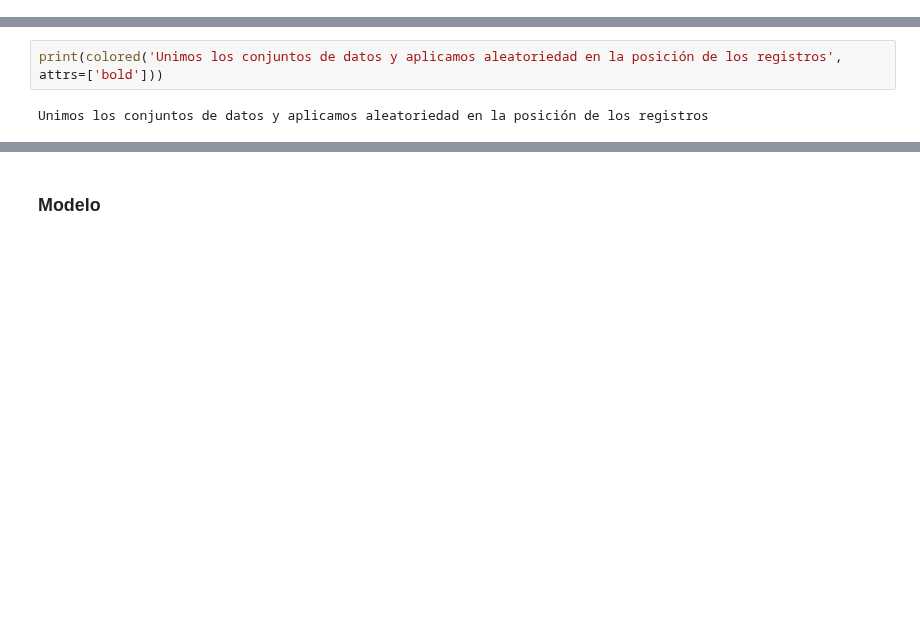
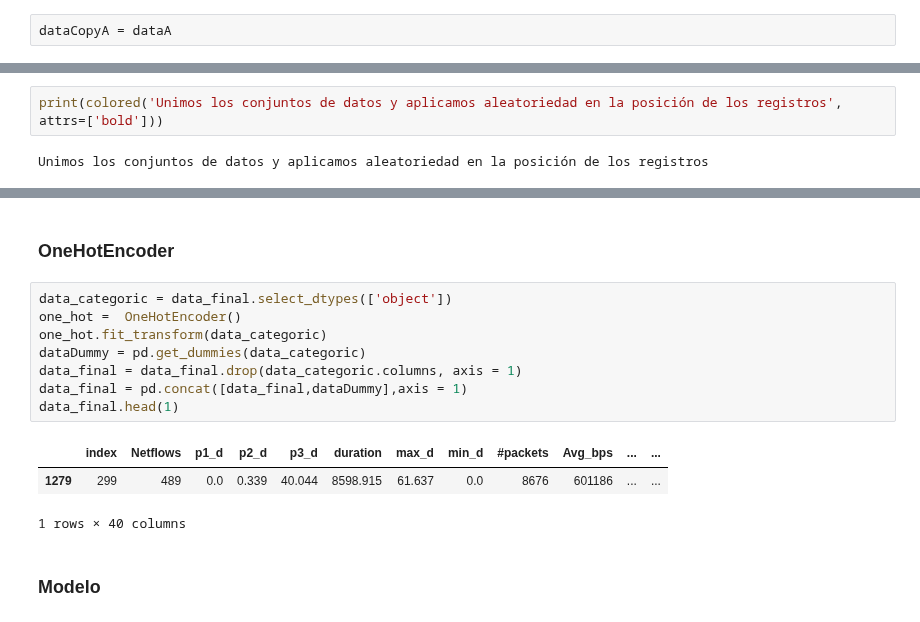
Before and after one commit to Kaiziferr/-Miner_Detector, a Jupyter notebook: PDG/Árboles de decisión sin normalizar sin binarizar.ipynb, the cells around one changed output, grey strips where cells are left out. Saved outputs shown, nothing was run; the diff lists cells and outputs as text; blank space fills up the shorter version.

```diff
--- a/PDG/Árboles de decisión sin normalizar sin binarizar.ipynb
+++ b/PDG/Árboles de decisión sin normalizar sin binarizar.ipynb
@@ -79,6 +79,8 @@ dataA['second_sp'] = punter['second_sp']
 dataA['second_dp'] = punter['second_dp']
 dataA['third_sp'] = punter['third_sp']
 dataA['third_dp'] = punter['third_dp']
+# %%
+dataCopyA = dataA
 # %% [markdown]
 ### OneHotEncoder
 # %%
@@ -470,4 +454,18 @@ third_sp                           0
 dtype: int64
+# %% [markdown]
+### OneHotEncoder
+# %%
+data_categoric = data_final.select_dtypes(['object'])
+one_hot =  OneHotEncoder()
+one_hot.fit_transform(data_categoric)
+dataDummy = pd.get_dummies(data_categoric)
+data_final = data_final.drop(data_categoric.columns, axis = 1)
+data_final = pd.concat([data_final,dataDummy],axis = 1)
+data_final.head(1)
+# %% [output]
+|  | index | Netflows | p1_d | p2_d | p3_d | duration | max_d | min_d | #packets | Avg_bps | ... | ... |
+| 1279 | 299 | 489 | 0.0 | 0.339 | 40.044 | 8598.915 | 61.637 | 0.0 | 8676 | 601186 | ... | ... |
+1 rows × 40 columns
 # %% [markdown]
 ### Modelo
 # %%
```
Also changed, not shown: parts of 43 cells of this notebook.
